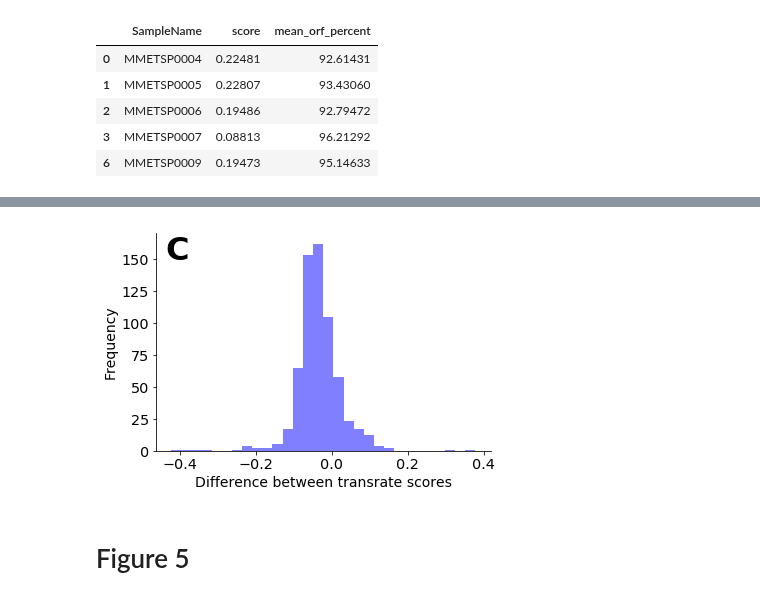
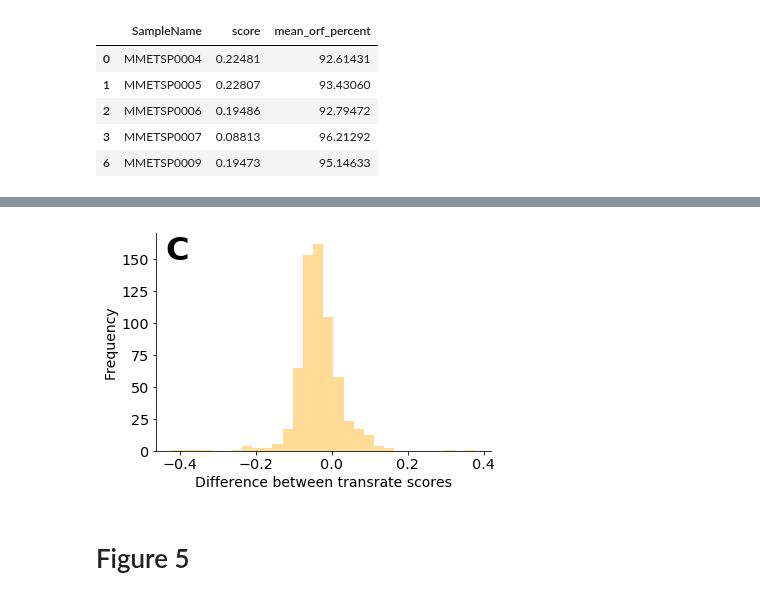
Before and after one commit to johnsolk/MMETSP, a Jupyter notebook: notebooks/GigaScience_Figures_all_evaluation_matrix-Copy1.ipynb, the cells around one changed output, grey strips where cells are left out. Cells and saved outputs as stored; diff of their text form; code cells hidden in the pictures.

```diff
--- a/notebooks/GigaScience_Figures_all_evaluation_matrix-Copy1.ipynb
+++ b/notebooks/GigaScience_Figures_all_evaluation_matrix-Copy1.ipynb
@@ -262,24 +262,24 @@ savefig('../paper/test4.pdf',bbox_inches="tight")
 # %%
 from matplotlib.patches import Ellipse, Polygon
 ncgr_tmp = ncgr_nt_transrate_score.set_index("SampleName")
 dib_tmp = dib_transrate_score.set_index("SampleName")
 diff_tmp = dib_tmp - ncgr_tmp
-ax = diff_tmp.plot(kind='hist', bins=30,legend=False,color='blue',alpha = 0.5)
+ax = diff_tmp.plot(kind='hist', bins=30,legend=False,color='#ffb92d',alpha = 0.5)
 ax.set_xlabel("Difference between transrate scores",fontsize=14)
 ax.set_ylabel("Frequency",fontsize=14)
 ax.spines['top'].set_visible(False)
 ax.spines['right'].set_visible(False)
 ax.tick_params(axis= 'both',labelsize='x-large')
 ax.tick_params(axis='x', which='both', top='off')
 #ax.tick_params(axis='y', which='both', right='off')
 ax.text(0.03, 0.99, 'C',
     verticalalignment='top', horizontalalignment='left',
     transform=ax.transAxes,
     color='black', fontsize=32, fontweight = 'bold')
 savefig('../paper/test5.pdf',bbox_inches="tight")
 savefig('../paper/test5.png',bbox_inches="tight")
 # %% [output]
-[figure, old version]
+[figure, new version]
 # %% [markdown]
 # Figure 5
 # %%
```
Also changed, not shown: parts of 18 cells of this notebook, 20 other files.
